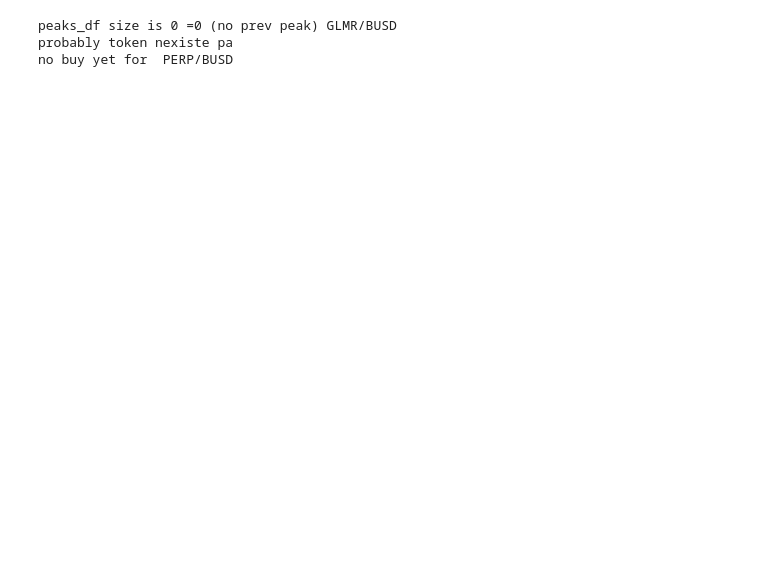
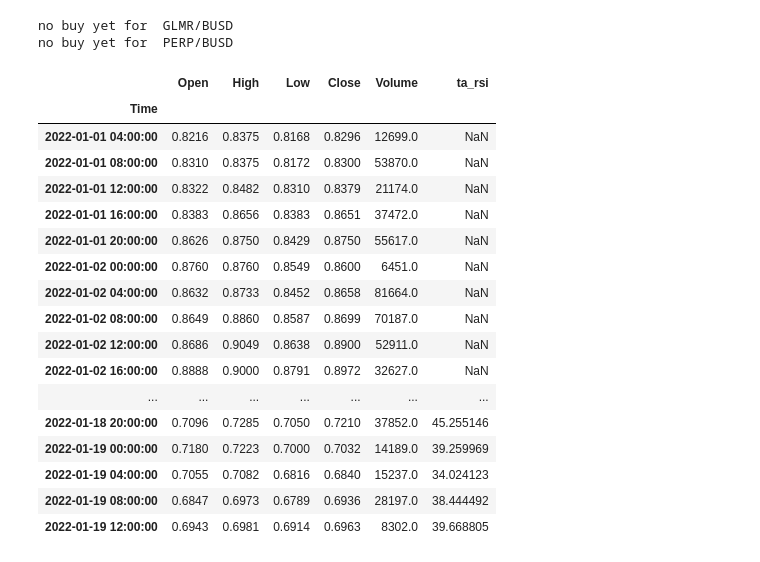
Before and after one commit to elcreek/work, a Jupyter notebook: find_peaks_V3.ipynb, the cells around one changed output. Saved outputs shown, nothing was run; the diff lists cells and outputs as text; code cells hidden in the pictures; blank space fills up the shorter version.

```diff
--- a/find_peaks_V3.ipynb
+++ b/find_peaks_V3.ipynb
@@ -276,7 +291,8 @@ for symbol in pairs:
     # that means buy, sell_date list is empty so no signals yet
 
     # sell_date=min(sell_date, key=lambda d: (d - buy[-1])>0)
-
+    # buy=list(buy)
+    # sell=list(sell)
     if buy:
         # data viewer wont work if min default is not datetime
 
@@ -296,15 +312,16 @@ for symbol in pairs:
             trade_on = False
             # profit=((data.loc[sell_date[-1]]['Close']/data.loc[buy[-1]]['Close'])-1)*100
 
-            profit_since_buy = ((data.loc[sell_date]['Close']/data.loc[buy[-1]]['Close'])-1)*100
+            profit_since_buy = ((data.loc[str(sell_date)]['Close']/data.loc[str(buy[-1])]['Close'])-1)*100
             # you can take number of candle than multply by time frame
+            # find implicit index of the buy and the sell than substract
             duration=sell_date - buy[-1]
             selldate= sell_date
 
 
             if (peaks_df.size != 0):
                 # try:
-                prev_peak=((peaks_df.Close.iloc[-1]/data.loc[buy[-1]]['Close'])-1)*100
+                prev_peak=((peaks_df.Close.iloc[-1]/data.loc[str(buy[-1])]['Close'])-1)*100
                 # except:
                 #     prev_peak=0
                 #     print('prev_peak shit', symbol)
@@ -316,13 +333,13 @@ for symbol in pairs:
 
         else:
             trade_on = True
-            profit_since_buy = ((data.iloc[-1]['Close']/ data.loc[buy[-1]]['Close'])-1)*100
+            profit_since_buy = ((data.iloc[-1]['Close']/ data.loc[str(buy[-1])]['Close'])-1)*100
             duration=0 # df column must be same type
             selldate = sell_date # its buy[-1] bcase of default arg in min
 
             if (peaks_df.size != 0):
                 # try:
-                prev_peak=((peaks_df.Close.iloc[-1]/data.loc[buy[-1]]['Close'])-1)*100
+                prev_peak=((peaks_df.Close.iloc[-1]/data.loc[str(buy[-1])]['Close'])-1)*100
                 # except:
                     # prev_peak=0
                     # print('prev_peak shit _nobuy', symbol)
@@ -342,9 +359,29 @@ for symbol in pairs:
     else:
         print('no buy yet for ', symbol)
 # %% [output]
-peaks_df size is 0 =0 (no prev peak) GLMR/BUSD
-probably token nexiste pa
+no buy yet for  GLMR/BUSD
 no buy yet for  PERP/BUSD
+# %%
+data
+# %% [output]
+|  | Open | High | Low | Close | Volume | ta_rsi |
+| Time |  |  |  |  |  |  |
+| 2022-01-01 04:00:00 | 0.8216 | 0.8375 | 0.8168 | 0.8296 | 12699.0 | NaN |
+| 2022-01-01 08:00:00 | 0.8310 | 0.8375 | 0.8172 | 0.8300 | 53870.0 | NaN |
+| 2022-01-01 12:00:00 | 0.8322 | 0.8482 | 0.8310 | 0.8379 | 21174.0 | NaN |
+| 2022-01-01 16:00:00 | 0.8383 | 0.8656 | 0.8383 | 0.8651 | 37472.0 | NaN |
+| 2022-01-01 20:00:00 | 0.8626 | 0.8750 | 0.8429 | 0.8750 | 55617.0 | NaN |
+| 2022-01-02 00:00:00 | 0.8760 | 0.8760 | 0.8549 | 0.8600 | 6451.0 | NaN |
+| 2022-01-02 04:00:00 | 0.8632 | 0.8733 | 0.8452 | 0.8658 | 81664.0 | NaN |
+| 2022-01-02 08:00:00 | 0.8649 | 0.8860 | 0.8587 | 0.8699 | 70187.0 | NaN |
+| 2022-01-02 12:00:00 | 0.8686 | 0.9049 | 0.8638 | 0.8900 | 52911.0 | NaN |
+| 2022-01-02 16:00:00 | 0.8888 | 0.9000 | 0.8791 | 0.8972 | 32627.0 | NaN |
+| ... | ... | ... | ... | ... | ... | ... |
+| 2022-01-18 20:00:00 | 0.7096 | 0.7285 | 0.7050 | 0.7210 | 37852.0 | 45.255146 |
+| 2022-01-19 00:00:00 | 0.7180 | 0.7223 | 0.7000 | 0.7032 | 14189.0 | 39.259969 |
+| 2022-01-19 04:00:00 | 0.7055 | 0.7082 | 0.6816 | 0.6840 | 15237.0 | 34.024123 |
+| 2022-01-19 08:00:00 | 0.6847 | 0.6973 | 0.6789 | 0.6936 | 28197.0 | 38.444492 |
+| 2022-01-19 12:00:00 | 0.6943 | 0.6981 | 0.6914 | 0.6963 | 8302.0 | 39.668805 |
 # %%
 display(HTML(df.to_html(escape=False)))
 # %% [output]
```
Also changed, not shown: parts of 5 cells of this notebook, 1 other file.
